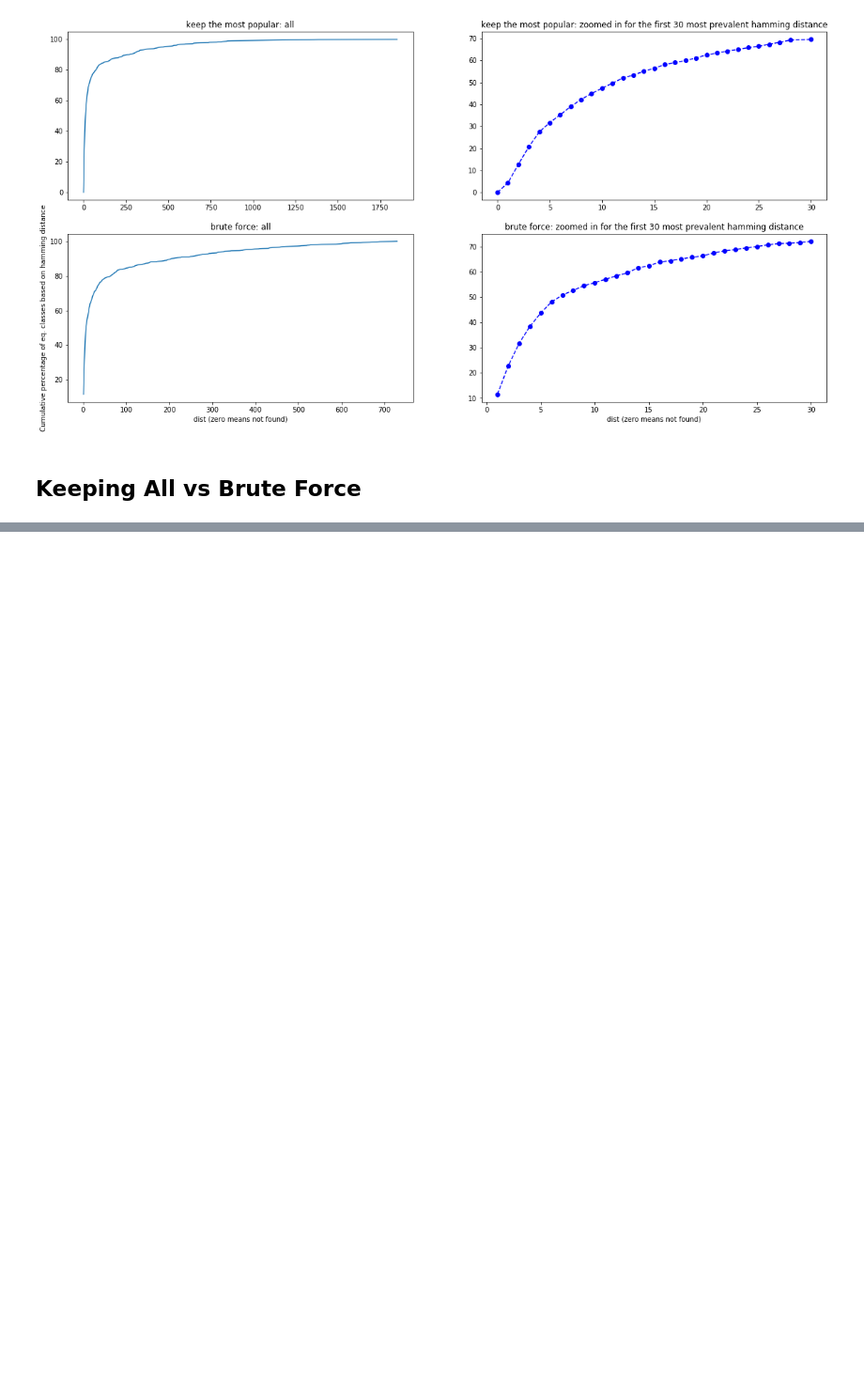
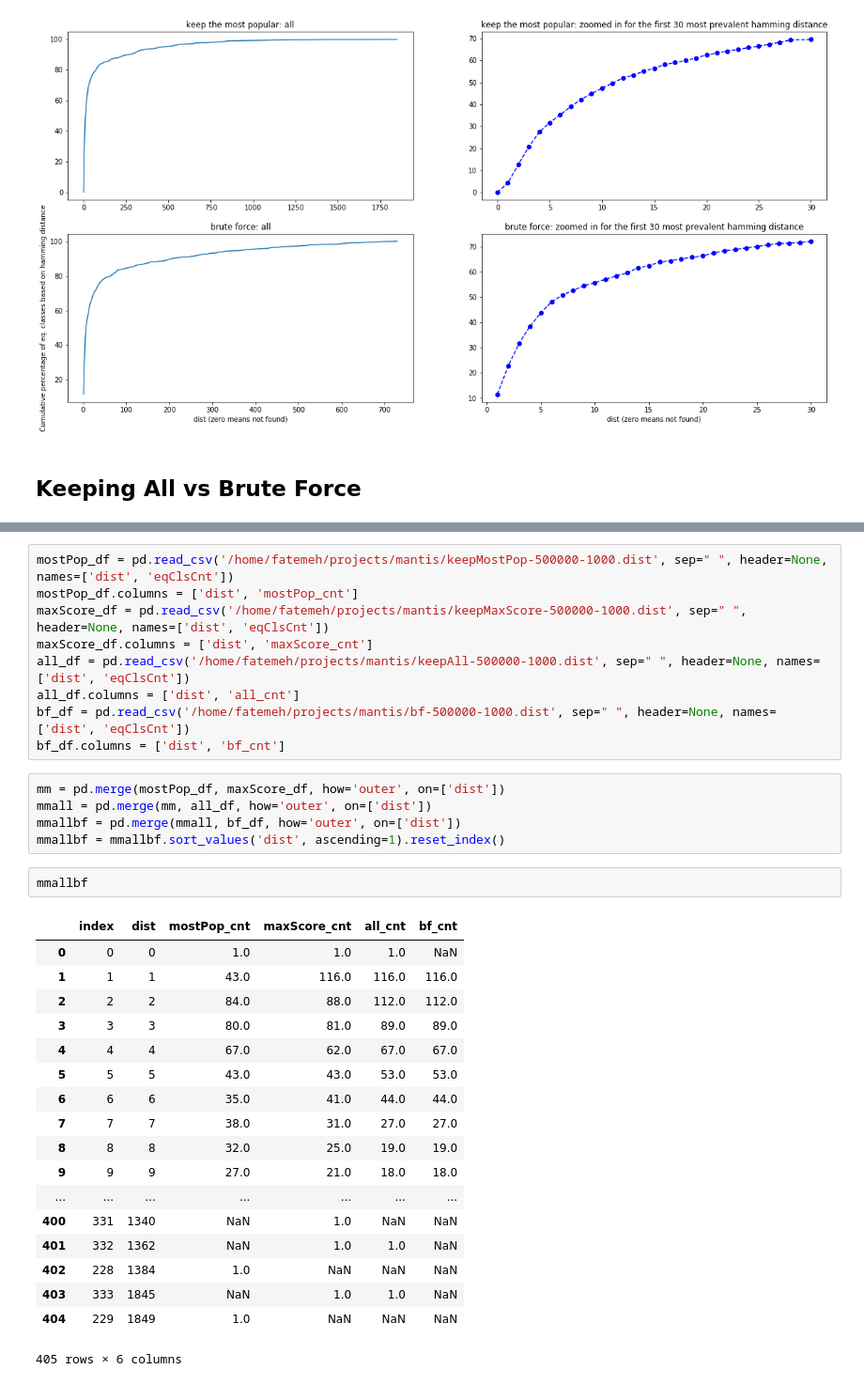
Before and after one commit to fataltes/quickNBs, a Jupyter notebook: mantis.ipynb, the cells around one changed output, grey strips where cells are left out. Shown at 94% size. Drawn from its saved outputs; the diff is of its cells as text; blank space fills up the shorter version.

```diff
--- a/mantis.ipynb
+++ b/mantis.ipynb
@@ -395,0 +422,35 @@ Total sum of remaining eq classes: 999
+# %%
+mostPop_df = pd.read_csv('/home/fatemeh/projects/mantis/keepMostPop-500000-1000.dist', sep=" ", header=None, names=['dist', 'eqClsCnt'])
+mostPop_df.columns = ['dist', 'mostPop_cnt']
+maxScore_df = pd.read_csv('/home/fatemeh/projects/mantis/keepMaxScore-500000-1000.dist', sep=" ", header=None, names=['dist', 'eqClsCnt'])
+maxScore_df.columns = ['dist', 'maxScore_cnt']
+all_df = pd.read_csv('/home/fatemeh/projects/mantis/keepAll-500000-1000.dist', sep=" ", header=None, names=['dist', 'eqClsCnt'])
+all_df.columns = ['dist', 'all_cnt']
+bf_df = pd.read_csv('/home/fatemeh/projects/mantis/bf-500000-1000.dist', sep=" ", header=None, names=['dist', 'eqClsCnt'])
+bf_df.columns = ['dist', 'bf_cnt']
+# %%
+mm = pd.merge(mostPop_df, maxScore_df, how='outer', on=['dist'])
+mmall = pd.merge(mm, all_df, how='outer', on=['dist'])
+mmallbf = pd.merge(mmall, bf_df, how='outer', on=['dist'])
+mmallbf = mmallbf.sort_values('dist', ascending=1).reset_index()
+# %%
+mmallbf
+# %% [output]
+|  | index | dist | mostPop_cnt | maxScore_cnt | all_cnt | bf_cnt |
+| 0 | 0 | 0 | 1.0 | 1.0 | 1.0 | NaN |
+| 1 | 1 | 1 | 43.0 | 116.0 | 116.0 | 116.0 |
+| 2 | 2 | 2 | 84.0 | 88.0 | 112.0 | 112.0 |
+| 3 | 3 | 3 | 80.0 | 81.0 | 89.0 | 89.0 |
+| 4 | 4 | 4 | 67.0 | 62.0 | 67.0 | 67.0 |
+| 5 | 5 | 5 | 43.0 | 43.0 | 53.0 | 53.0 |
+| 6 | 6 | 6 | 35.0 | 41.0 | 44.0 | 44.0 |
+| 7 | 7 | 7 | 38.0 | 31.0 | 27.0 | 27.0 |
+| 8 | 8 | 8 | 32.0 | 25.0 | 19.0 | 19.0 |
+| 9 | 9 | 9 | 27.0 | 21.0 | 18.0 | 18.0 |
+| ... | ... | ... | ... | ... | ... | ... |
+| 400 | 331 | 1340 | NaN | 1.0 | NaN | NaN |
+| 401 | 332 | 1362 | NaN | 1.0 | 1.0 | NaN |
+| 402 | 228 | 1384 | 1.0 | NaN | NaN | NaN |
+| 403 | 333 | 1845 | NaN | 1.0 | 1.0 | NaN |
+| 404 | 229 | 1849 | 1.0 | NaN | NaN | NaN |
+405 rows × 6 columns
```
Also changed, not shown: parts of 6 cells of this notebook.
